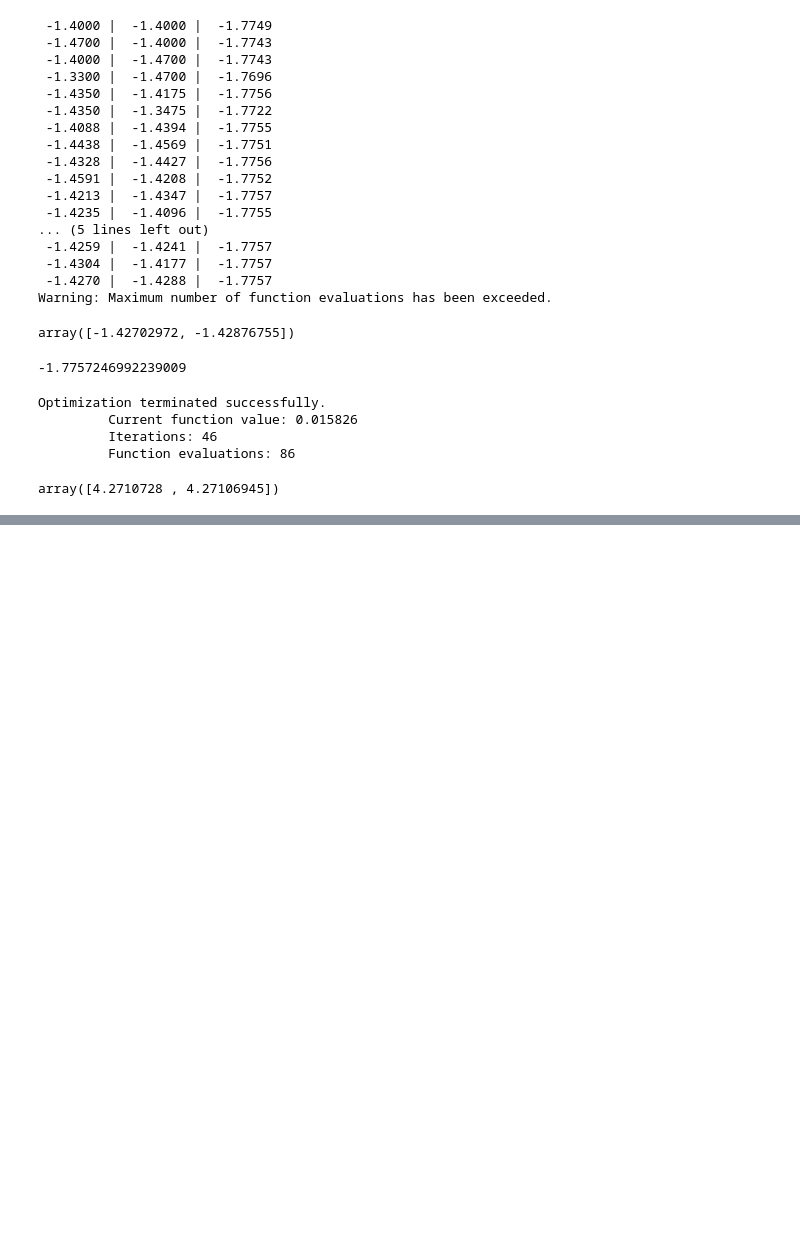
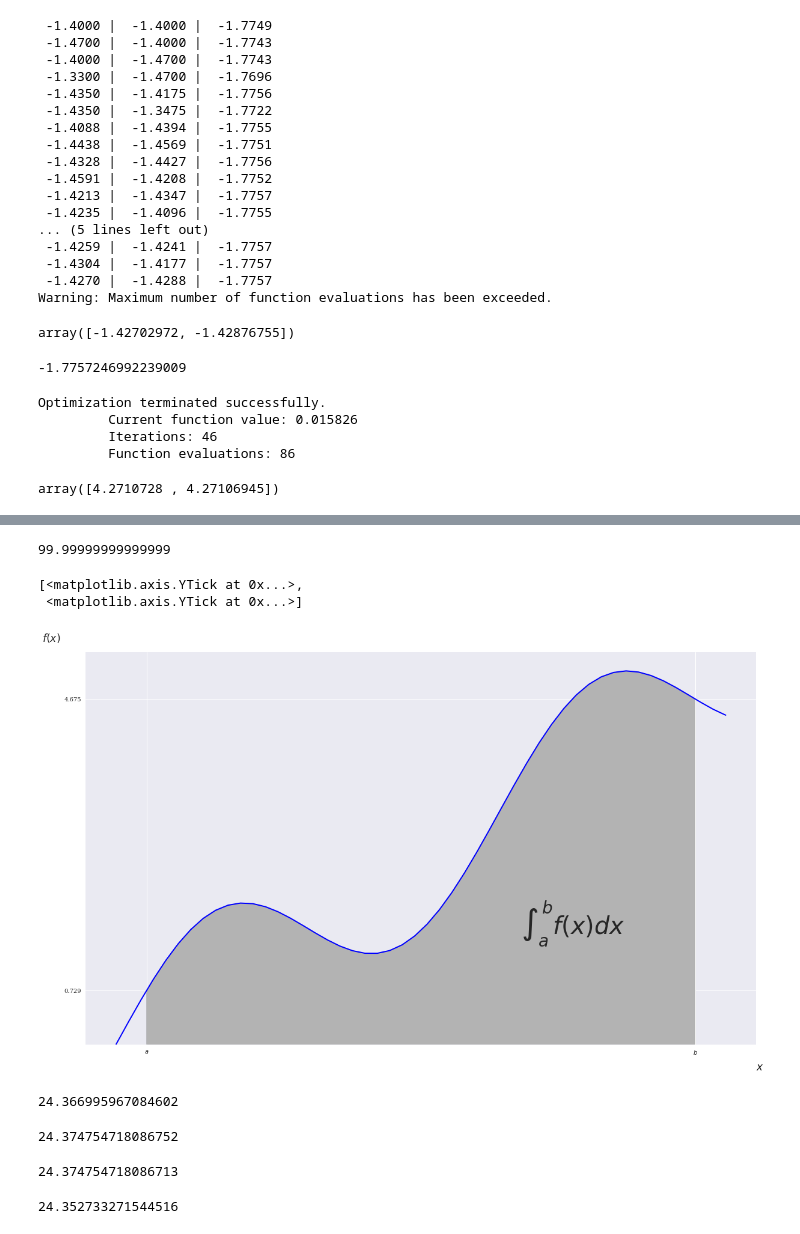
Before and after one commit to thomasmurphycodes/PythonForFinance, a Jupyter notebook: notebooks/Chapter 11 - Mathematical Tools.ipynb, the cells around one changed output, grey strips where cells are left out. Saved outputs shown, nothing was run; the diff lists cells and outputs as text; code cells hidden in the pictures; blank space fills up the shorter version.

```diff
--- a/notebooks/Chapter 11 - Mathematical Tools.ipynb
+++ b/notebooks/Chapter 11 - Mathematical Tools.ipynb
@@ -440,0 +488,4 @@ A specific example:
+# %%
+np.dot(result['x'], [10,10]) # All wealth was invested
+# %% [output]
+99.99999999999999
@@ -440,0 +498,9 @@ A specific example:
+# %%
+def f(x):
+    return np.sin(x) + 0.5 * x
+# %%
+# Integrate this over the definite space from 0.5 to 9.5
+x = np.linspace(0,10)
+y = f(x)
+a = 0.5
+b = 9.5
@@ -440,0 +509,35 @@ A specific example:
+# %%
+fig, ax = plt.subplots(figsize=(20,12))
+plt.plot(x, y, 'b', linewidth=2)
+plt.ylim(bottom=0)
+Ix = np.linspace(a, b)
+Iy = f(Ix)
+verts = [(a, 0)] + list(zip(Ix, Iy)) + [(b, 0)]
+poly = Polygon(verts, facecolor='0.7', edgecolor='0.5')
+ax.add_patch(poly)
+plt.text(0.75 * (a + b), 1.5, r"$\int_a^b f(x) dx$", horizontalalignment='center', fontsize=40)
+plt.figtext(0.9, 0.075, '$x$', fontsize='xx-large')
+plt.figtext(0.075, 0.9, '$f(x)$', fontsize='xx-large')
+ax.set_xticks((a,b))
+ax.set_xticklabels(('$a$', '$b$'))
+ax.set_yticks([f(a), f(b)])
+# %% [output]
+[<matplotlib.axis.YTick at 0x...>,
+ <matplotlib.axis.YTick at 0x...>]
+[figure, added]
+# %%
+'''
+Scipy.integrate contains different numerical methods for definite integration: Gaussian quadrature, adapitive
+quadrature, and Romberg integration
+'''
+sci.fixed_quad(f, a, b)[0] # Gaussian Quad
+# %% [output]
+24.366995967084602
+# %%
+sci.quad(f, a, b)[0] # Adaptive Quad
+# %% [output]
+24.374754718086752
+# %%
+sci.romberg(f,a, b)
+# %% [output]
+24.374754718086713
@@ -440,0 +546,4 @@ A specific example:
+# %%
+sci.trapz(f(xi), xi) # Integrate over this space with Trapezoidal rule
+# %% [output]
+24.352733271544516
```
Also changed, not shown: parts of 13 cells of this notebook.
